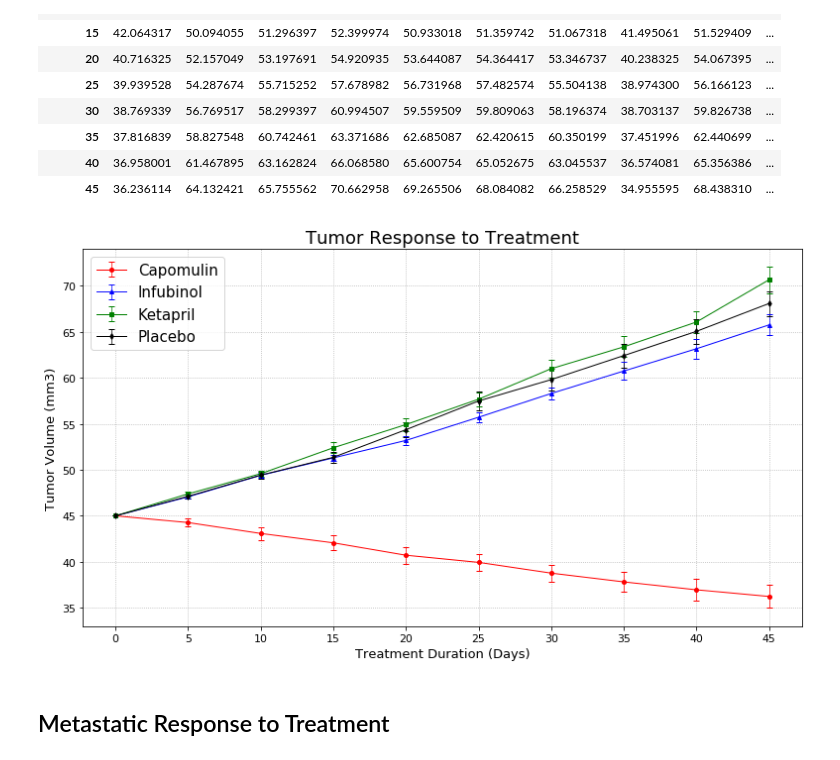
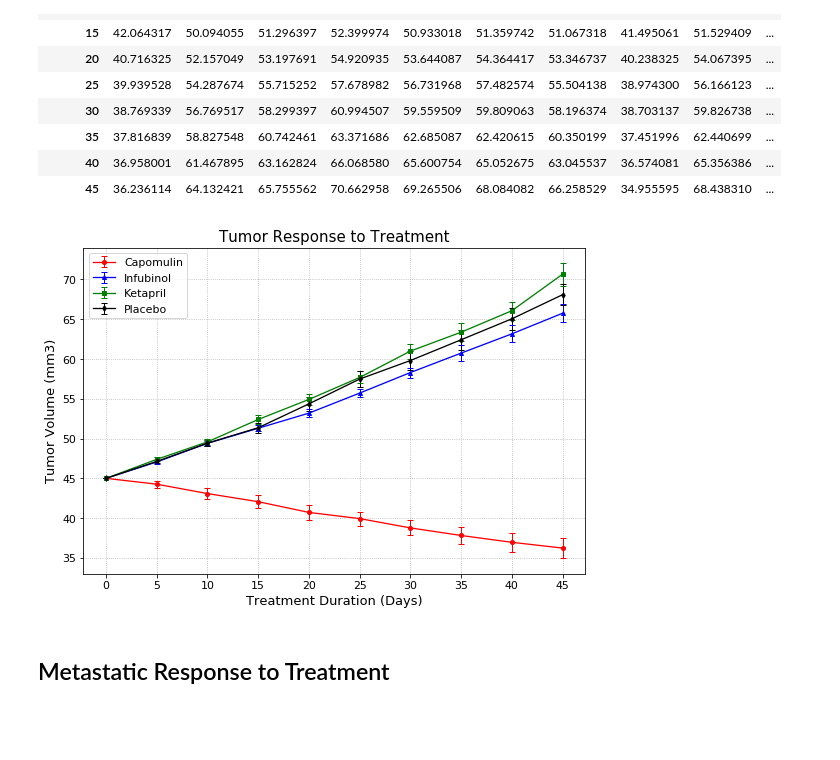
Before and after one commit to Lorsmo/Pymaceuticals, a Jupyter notebook: Pymaceuticals/pymaceuticals_starter.ipynb, the cells around one changed output. Cells and saved outputs as stored; diff of their text form; code cells hidden in the pictures; blank space fills up the shorter version.

```diff
--- a/Pymaceuticals/pymaceuticals_starter.ipynb
+++ b/Pymaceuticals/pymaceuticals_starter.ipynb
@@ -89,39 +89,43 @@ sem_tumor_pv = sem_tumor_df.pivot_table(values="Tumor Volume (mm3)",
                                    index="Timepoint", columns="Drug")
 # %%
 # Generate the Plot (with Error Bars)
+plt.figure(figsize = (9,6))
+
+# Set x axis, x, y limits and tick locations
 days = np.arange(mean_tumor_pv.index[0],mean_tumor_pv.index[-1] +5,5)
-
-plt.figure(figsize = (13,7))
-
 plt.xticks(np.arange(0, mean_tumor_pv.index.max()+1, 5), fontsize='11')
 plt.yticks(fontsize='11')
+plt.ylim(33,74)
+
+# Create list for drugs, colors and markers
 drugs = ["Capomulin", "Infubinol", "Ketapril", "Placebo"]
 colors = ["red", "blue", "green", "black"]
 markers = ["o", "^", "s", "d"]
 
-count_drug = 0
+count_drug = 0   # Initialize the counter which will be use to go through the colors' and markers' lists
+
+# Loop through the drugs in list 'drugs'
 for drug in drugs:
     plt.errorbar(days, mean_tumor_pv[drug], sem_tumor_pv[drug],
                  color=colors[count_drug], marker=markers[count_drug],
-                 linewidth = 1, markersize=4, capsize=3, elinewidth=0.7)
-    count_drug +=1
+                 linewidth = 1.3, markersize=4, capsize=3, elinewidth=1)
 
-# Create labels for the X and Y axis
-plt.title("Tumor Response to Treatment", fontsize='18')
+    count_drug +=1 # add one for each loop
+
+# Create title, legend and labels for the X and Y axis
+plt.title("Tumor Response to Treatment", fontsize='15')
 plt.xlabel("Treatment Duration (Days)", fontsize='13')
 plt.ylabel("Tumor Volume (mm3)", fontsize='13')
-plt.legend(labels=drugs, loc="best", fontsize='15')
-# Set the limits for the X and Y axes
-plt.ylim(33,74)
+plt.legend(labels=drugs, loc="best", fontsize='11')
 
 # Set a grid on the plot
 plt.grid(linestyle='dotted')
 
 # Save and display the chart
 plt.savefig("Charts/tumor_response_to_treatment.png")
 plt.show()
 # %% [output]
-[figure, old version]
+[figure, new version]
 # %% [markdown]
 ## Metastatic Response to Treatment
 # %%
```
Also changed, not shown: parts of 7 cells of this notebook, 4 other files.
